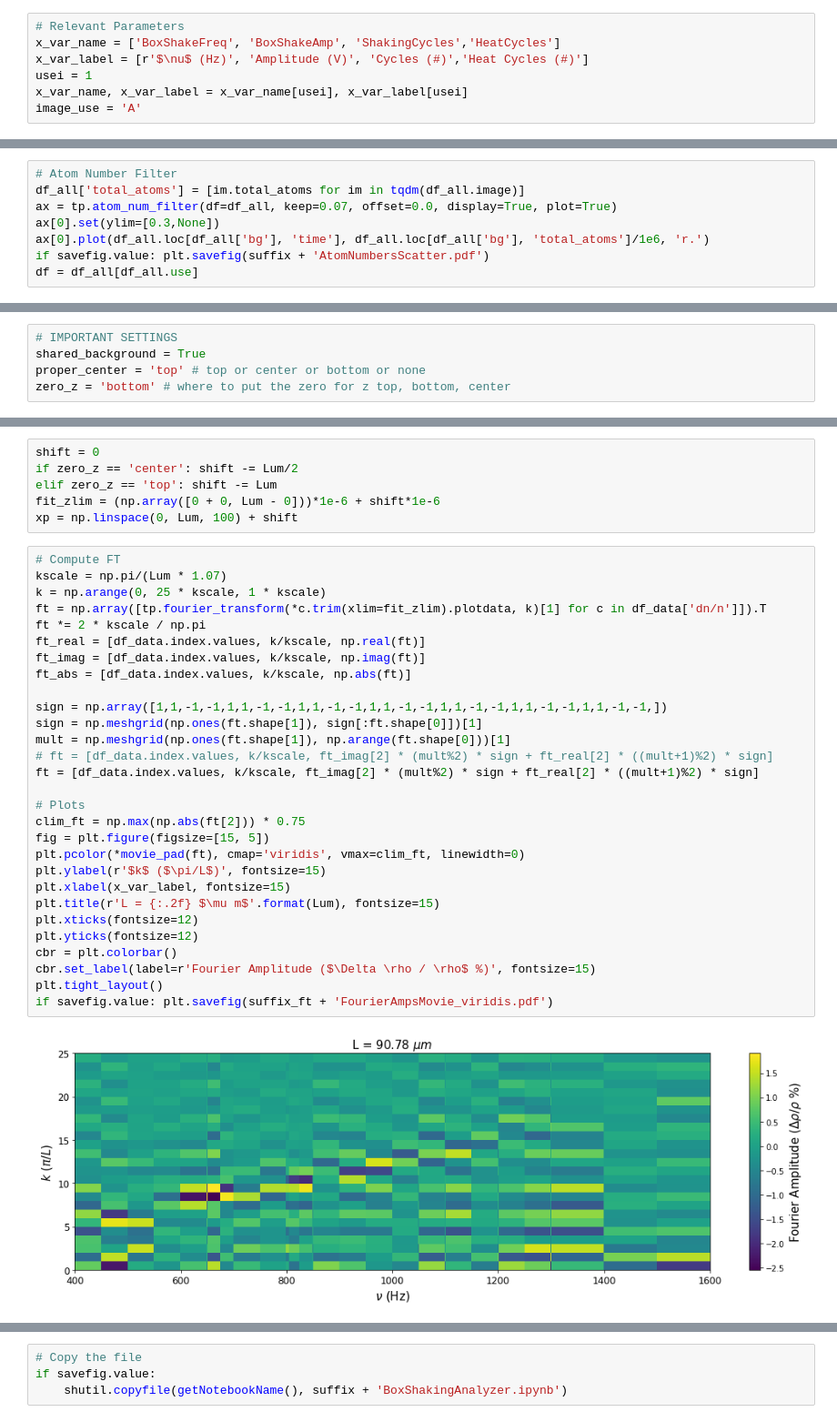
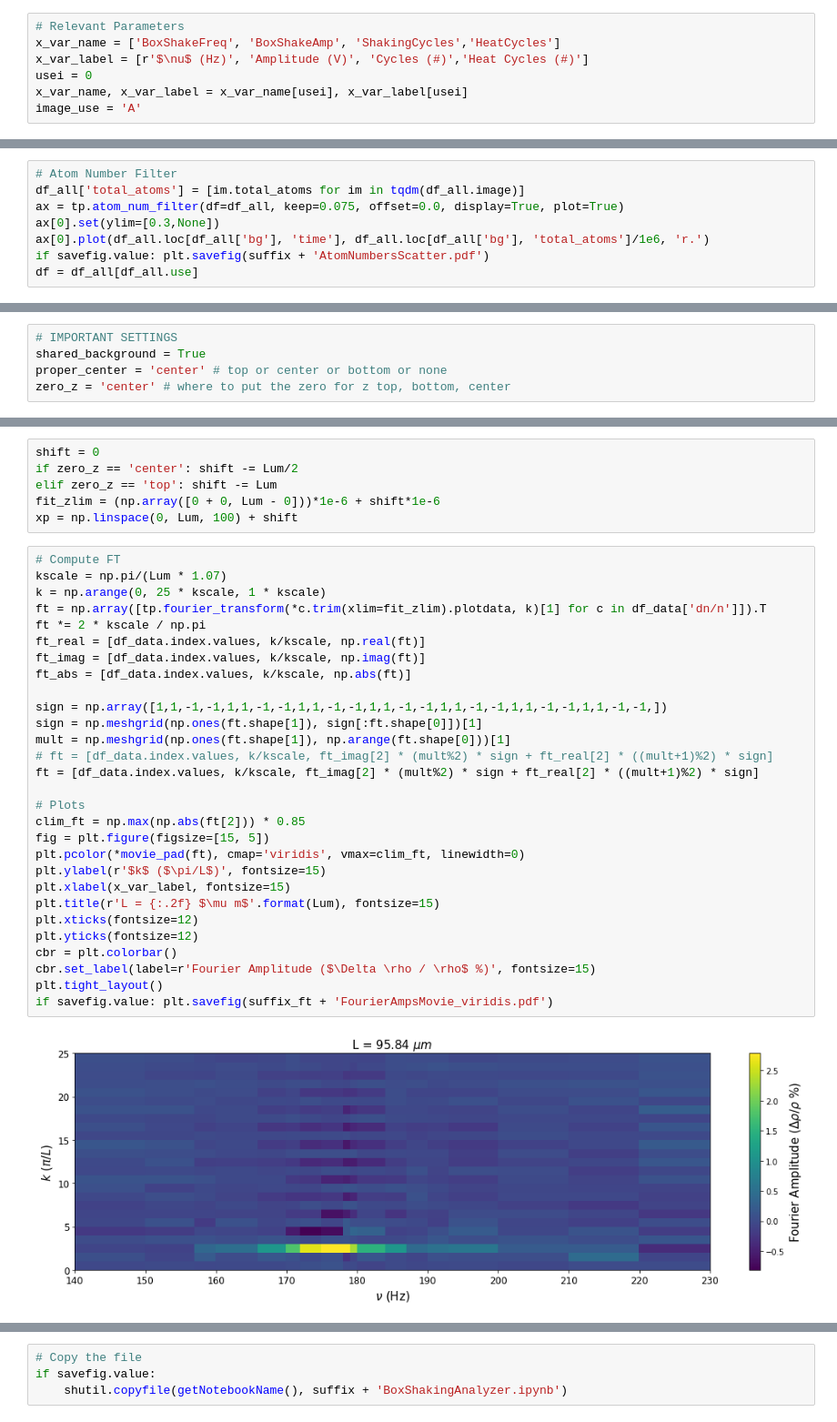
Before and after one commit to ranchop/QCalc, a Jupyter notebook: Box Shaking/Box Shaking Template - in progress - latest.ipynb, the cells around one changed output, grey strips where cells are left out. Shown at 91% size. Saved outputs shown, nothing was run; the diff lists cells and outputs as text.

```diff
--- a/Box Shaking/Box Shaking Template - in progress - latest.ipynb
+++ b/Box Shaking/Box Shaking Template - in progress - latest.ipynb
@@ -63,7 +72,7 @@ df_all = pd.DataFrame()
 # Relevant Parameters
 x_var_name = ['BoxShakeFreq', 'BoxShakeAmp', 'ShakingCycles','HeatCycles']
 x_var_label = [r'$\nu$ (Hz)', 'Amplitude (V)', 'Cycles (#)','Heat Cycles (#)']
-usei = 1
+usei = 0
 x_var_name, x_var_label = x_var_name[usei], x_var_label[usei]
 image_use = 'A'
 # %%
@@ -121,7 +134,7 @@ df_all['bg'] = df_all[background_parameter] == background_value
 # %%
 # Atom Number Filter
 df_all['total_atoms'] = [im.total_atoms for im in tqdm(df_all.image)]
-ax = tp.atom_num_filter(df=df_all, keep=0.07, offset=0.0, display=True, plot=True)
+ax = tp.atom_num_filter(df=df_all, keep=0.075, offset=0.0, display=True, plot=True)
 ax[0].set(ylim=[0.3,None])
 ax[0].plot(df_all.loc[df_all['bg'], 'time'], df_all.loc[df_all['bg'], 'total_atoms']/1e6, 'r.')
 if savefig.value: plt.savefig(suffix + 'AtomNumbersScatter.pdf')
@@ -260,8 +272,8 @@ A Jupyter Widget
 # %%
 # IMPORTANT SETTINGS
 shared_background = True
-proper_center = 'top' # top or center or bottom or none
-zero_z = 'bottom' # where to put the zero for z top, bottom, center
+proper_center = 'center' # top or center or bottom or none
+zero_z = 'center' # where to put the zero for z top, bottom, center
 # %%
 # Begin df_data and allocate images
 threshold_image_num = 1
@@ -627,33 +638,33 @@ xp = np.linspace(0, Lum, 100) + shift
 # %%
 # Compute FT
 kscale = np.pi/(Lum * 1.07)
 k = np.arange(0, 25 * kscale, 1 * kscale)
 ft = np.array([tp.fourier_transform(*c.trim(xlim=fit_zlim).plotdata, k)[1] for c in df_data['dn/n']]).T
 ft *= 2 * kscale / np.pi
 ft_real = [df_data.index.values, k/kscale, np.real(ft)]
 ft_imag = [df_data.index.values, k/kscale, np.imag(ft)]
 ft_abs = [df_data.index.values, k/kscale, np.abs(ft)]
 
 sign = np.array([1,1,-1,-1,1,1,-1,-1,1,1,-1,-1,1,1,-1,-1,1,1,-1,-1,1,1,-1,-1,1,1,-1,-1,])
 sign = np.meshgrid(np.ones(ft.shape[1]), sign[:ft.shape[0]])[1]
 mult = np.meshgrid(np.ones(ft.shape[1]), np.arange(ft.shape[0]))[1]
 # ft = [df_data.index.values, k/kscale, ft_imag[2] * (mult%2) * sign + ft_real[2] * ((mult+1)%2) * sign]
 ft = [df_data.index.values, k/kscale, ft_imag[2] * (mult%2) * sign + ft_real[2] * ((mult+1)%2) * sign]
 
 # Plots
-clim_ft = np.max(np.abs(ft[2])) * 0.75
+clim_ft = np.max(np.abs(ft[2])) * 0.85
 fig = plt.figure(figsize=[15, 5])
 plt.pcolor(*movie_pad(ft), cmap='viridis', vmax=clim_ft, linewidth=0)
 plt.ylabel(r'$k$ ($\pi/L$)', fontsize=15)
 plt.xlabel(x_var_label, fontsize=15)
 plt.title(r'L = {:.2f} $\mu m$'.format(Lum), fontsize=15)
 plt.xticks(fontsize=12)
 plt.yticks(fontsize=12)
 cbr = plt.colorbar()
 cbr.set_label(label=r'Fourier Amplitude ($\Delta \rho / \rho$ %)', fontsize=15)
 plt.tight_layout()
 if savefig.value: plt.savefig(suffix_ft + 'FourierAmpsMovie_viridis.pdf')
 # %% [output]
-[figure, old version]
+[figure, new version]
 # %%
 # Lorentzian Fit Info
```
Also changed, not shown: parts of 29 cells of this notebook, 1 other file.
